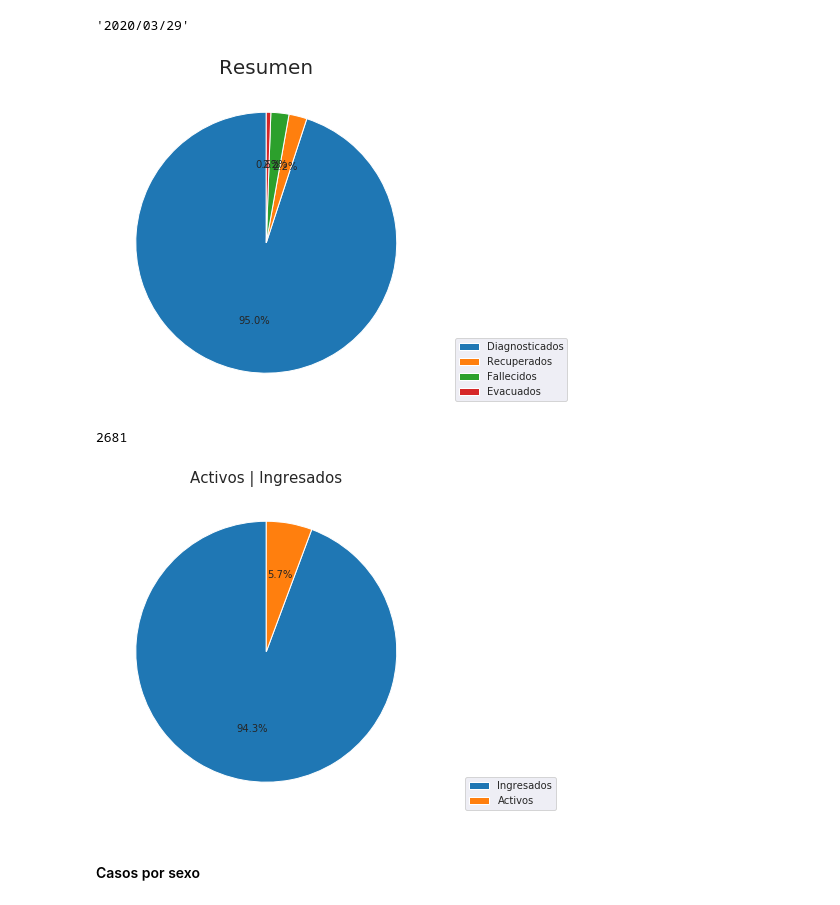
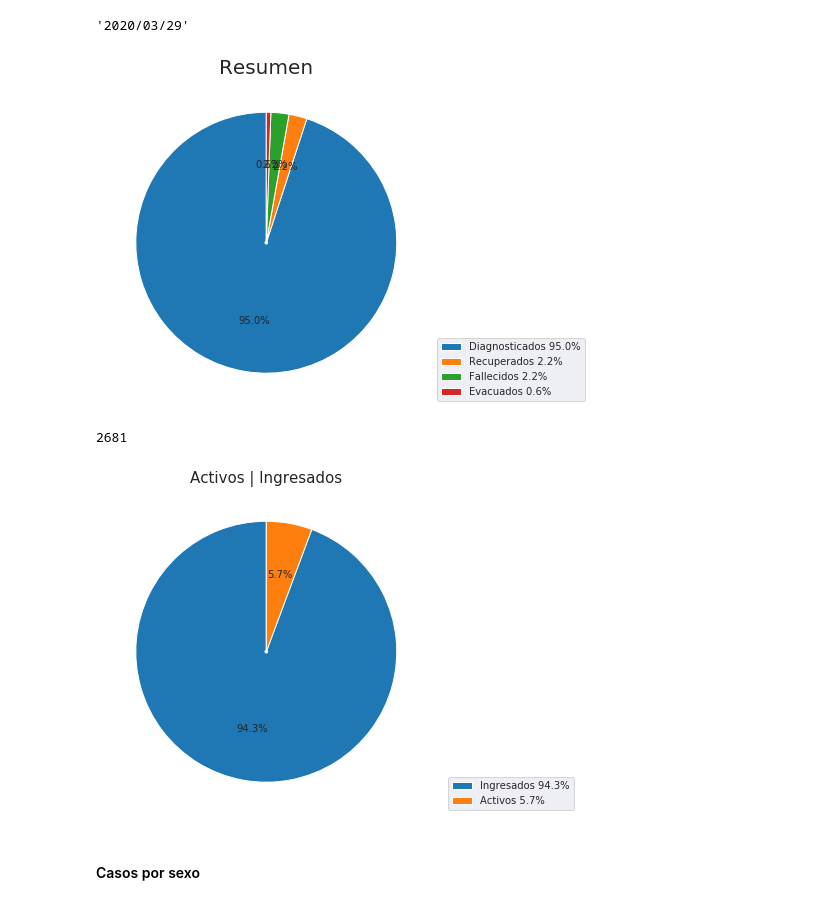
Before and after one commit to luiscib3r/COVID19-Cuba, a Jupyter notebook: covid19cubadata.ipynb, the cells around one changed output. Saved outputs shown, nothing was run; the diff lists cells and outputs as text; code cells hidden in the pictures.

```diff
--- a/covid19cubadata.ipynb
+++ b/covid19cubadata.ipynb
@@ -116,14 +116,22 @@ last_day = [k for k in data['casos']['dias'].keys()][-1]
 data['casos']['dias'][last_day]['fecha']
 # %% [output]
 '2020/03/29'
+# %%
+total = sum(diagnosticados) + sum(recuperados) + sum(muertes) + sum(evacuados)
 # %%
 plt.figure(figsize=(10,6))
 plt.title('Resumen', fontsize=20)
-wedges, _, _  = plt.pie([sum(diagnosticados), sum(recuperados), sum(muertes), sum(evacuados)], autopct='%1.1f%%', startangle=90)
-plt.legend(wedges, ['Diagnosticados', 'Recuperados', 'Fallecidos', 'Evacuados'], loc='lower center', bbox_to_anchor=(1,0,0.5,1))
+wedges, _, _  = plt.pie([sum(diagnosticados), sum(recuperados), sum(muertes), sum(evacuados)], autopct='%1.1f%%', startangle=90, wedgeprops=dict(width=0.99))
+plt.legend(wedges, [
+    'Diagnosticados ' + str(round(sum(diagnosticados)/total*100, 1)) + '%',
+    'Recuperados ' + str(round(sum(recuperados)/total*100, 1)) + '%',
+    'Fallecidos ' + str(round(sum(muertes)/total*100, 1)) + '%',
+    'Evacuados ' + str(round(sum(evacuados)/total*100, 1)) + '%'
+], loc='lower center', bbox_to_anchor=(1,0,0.5,1))
+
 plt.show()
 # %% [output]
-[figure, old version]
+[figure, new version]
 # %%
 last_day = [k for k in data['casos']['dias'].keys()][-1]
 ingresados = data['casos']['dias'][last_day]['sujetos_riesgo']
@@ -133,11 +141,14 @@ ingresados
 # %%
 plt.figure(figsize=(10,6))
 plt.title('Activos | Ingresados', fontsize=15)
-wedges, _, _  = plt.pie([ingresados, activos], autopct='%1.1f%%', startangle=90)
-plt.legend(wedges, ['Ingresados', 'Activos'], loc='lower center', bbox_to_anchor=(1,0,0.5,1))
+wedges, _, _  = plt.pie([ingresados, activos], autopct='%1.1f%%', startangle=90, wedgeprops=dict(width=0.99))
+plt.legend(wedges, [
+    'Ingresados ' + str(round(ingresados/(ingresados+activos)*100, 1)) + '%',
+    'Activos ' + str(round(activos/(ingresados+activos)*100, 1)) + '%',
+], loc='lower center', bbox_to_anchor=(1,0,0.5,1))
 plt.show()
 # %% [output]
-[figure, old version]
+[figure, new version]
 # %% [markdown]
 #### Casos por sexo
 # %%
```
Also changed, not shown: parts of 1 cell of this notebook.
